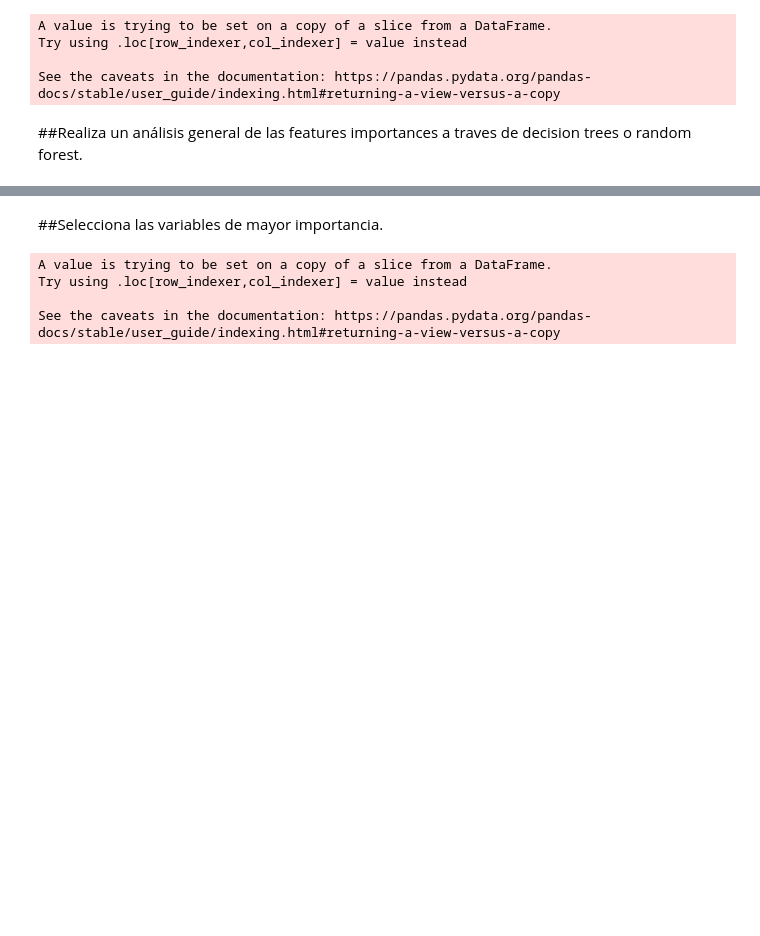
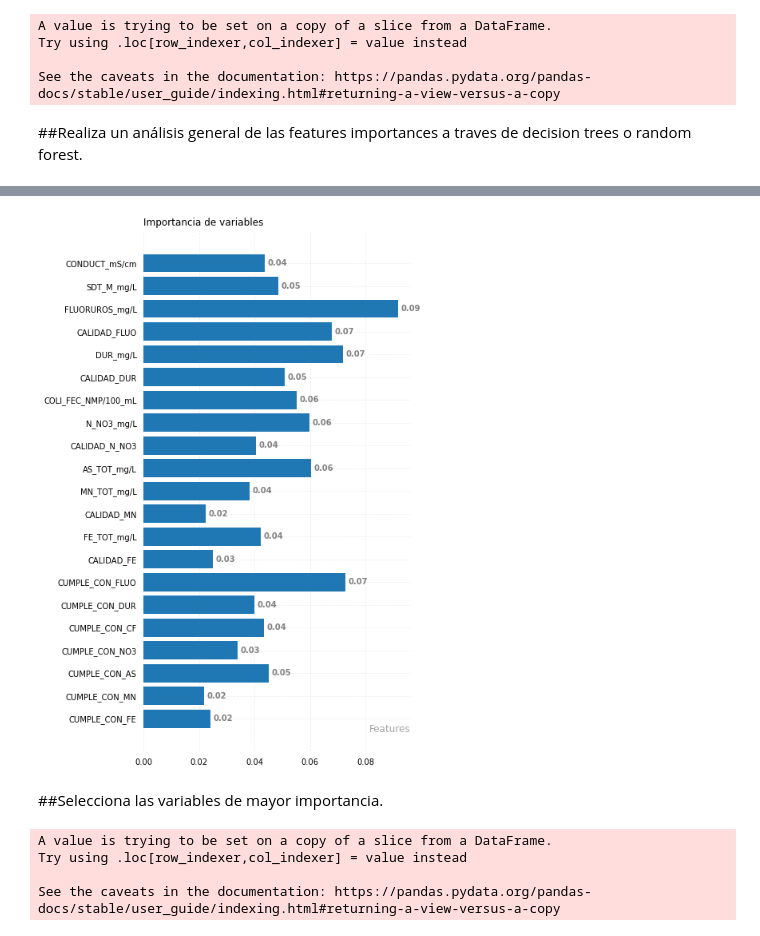
Before and after one commit to PosgradoMNA/actividades-del-projecto-equipo-125, a Jupyter notebook: Reto_2.ipynb, the cells around one changed output, grey strips where cells are left out. Drawn from its saved outputs; the diff is of its cells as text; code cells hidden in the pictures; blank space fills up the shorter version.

```diff
--- a/Reto_2.ipynb
+++ b/Reto_2.ipynb
@@ -161,6 +161,10 @@ See the caveats in the documentation: https://pandas.pydata.org/pandas-docs/stab
 # %%
 rnd_clf = RandomForestClassifier(n_estimators=500, random_state=42)
 rnd_clf.fit(X, y)
+s=[]
+n=[]
 for score, name in zip(rnd_clf.feature_importances_, X.columns):
+  s.append(score)
+  n.append(name)
   print(round(score, 2),name)
 # %% [output]
@@ -184,3 +209,51 @@ for score, name in zip(rnd_clf.feature_importances_, X.columns):
+# %%
+fig, ax = plt.subplots(figsize =(6, 12))
+
+# Horizontal Bar Plot
+name = n
+cant = s
+ax.barh(name, cant)
+
+# Remove axes splines
+for p in ['top', 'bottom', 'left', 'right']:
+    ax.spines[p].set_visible(False)
+
+# Remove x, y Ticks
+ax.xaxis.set_ticks_position('none')
+ax.yaxis.set_ticks_position('none')
+
+# Add padding between axes and labels
+ax.xaxis.set_tick_params(pad = 5)
+ax.yaxis.set_tick_params(pad = 5)
+
+# Add x, y gridlines
+ax.grid(b = True, color ='grey',
+        linestyle ='-.', linewidth = 0.5,
+        alpha = 0.2)
+
+# Show top values
+ax.invert_yaxis()
+
+# Add annotation to bars
+for i in ax.patches:
+    plt.text(i.get_width()+0.001, i.get_y()+0.5,
+             str(round((i.get_width()), 2)),
+             fontsize = 10, fontweight ='bold',
+             color ='grey')
+
+# Add Plot Title
+ax.set_title('Importancia de variables',
+             loc ='left', )
+
+# Add Text watermark
+fig.text(0.9, 0.15, "Features",fontsize = 12,
+         color ='grey', ha ='right', va ='bottom',
+         alpha = 0.7)
+
+# Show Plot
+plt.show()
+# %% [output]
+[figure, added]
 # %% [markdown]
 ##Selecciona las variables de mayor importancia.
 # %%
```
Also changed, not shown: parts of 2 cells of this notebook.
